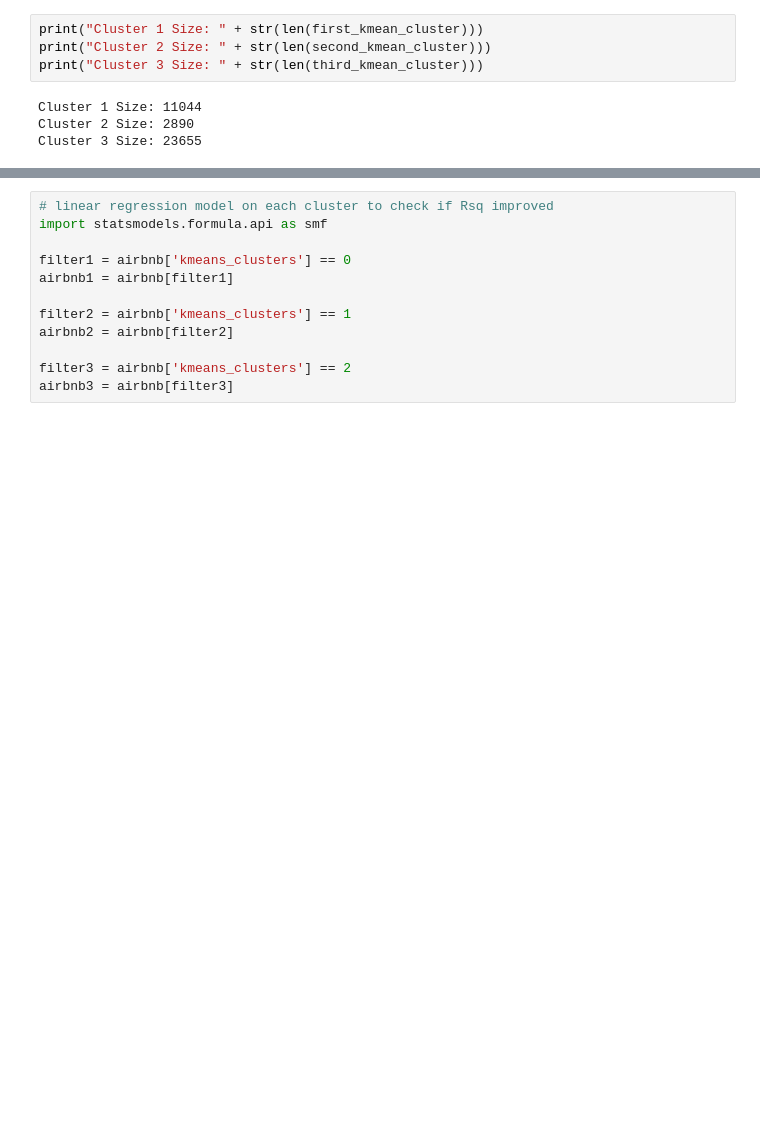
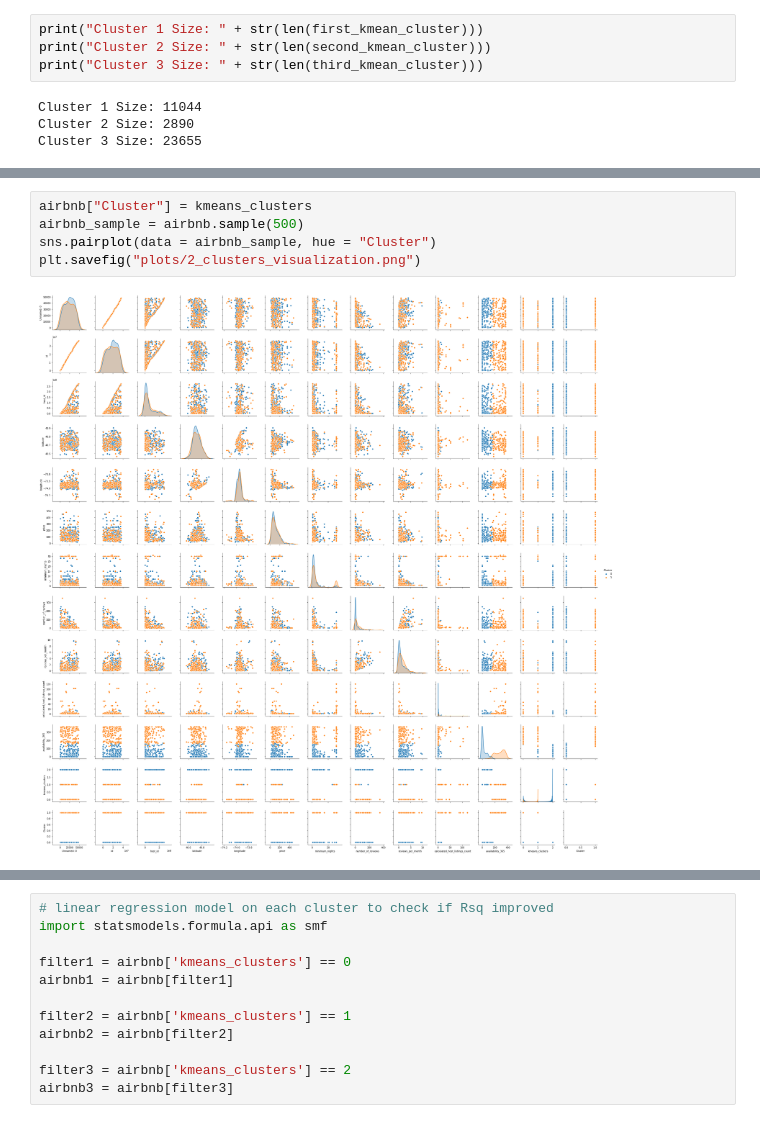
Before and after one commit to esm2000/ds_coursework_python, a Jupyter notebook: mat_328/project/k_means_clustering.ipynb, the cells around one changed output, grey strips where cells are left out. Cells and saved outputs as stored; diff of their text form; blank space fills up the shorter version.

```diff
--- a/mat_328/project/k_means_clustering.ipynb
+++ b/mat_328/project/k_means_clustering.ipynb
@@ -258,0 +256,7 @@ Cluster 3 Size: 23655
+# %%
+airbnb["Cluster"] = kmeans_clusters
+airbnb_sample = airbnb.sample(500)
+sns.pairplot(data = airbnb_sample, hue = "Cluster")
+plt.savefig("plots/2_clusters_visualization.png")
+# %% [output]
+[figure, added]
```
Also changed, not shown: parts of 12 cells of this notebook, 3 other files.
